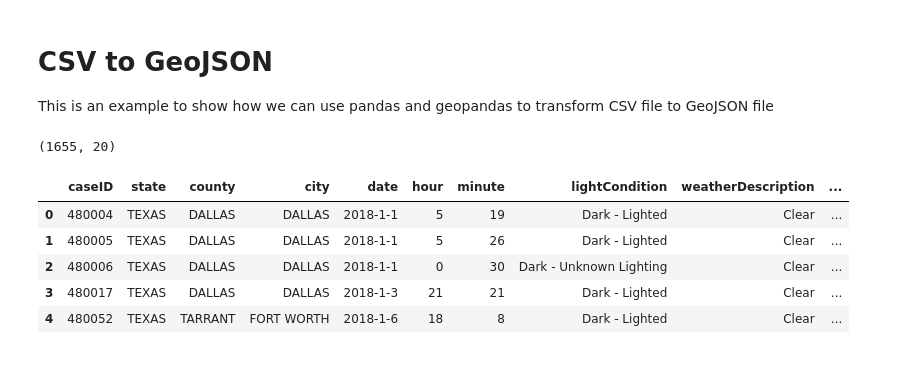
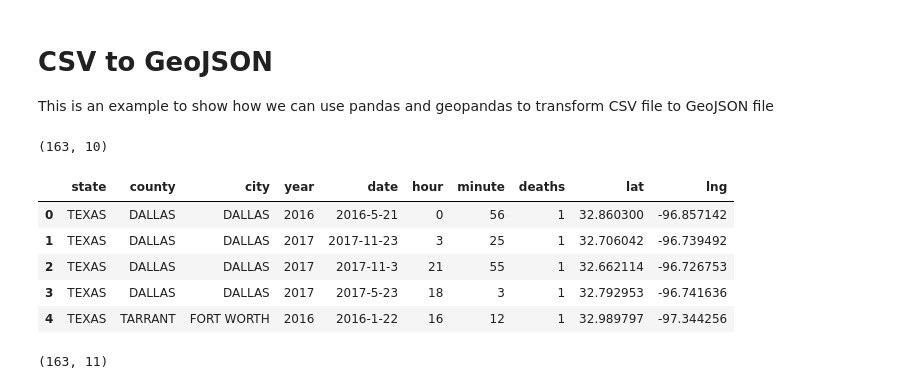
Before and after one commit to sebaxtian/vscode-jupyter-project, a Jupyter notebook: src/csv_to_geojson.ipynb, the cells around one changed output. Drawn from its saved outputs; the diff is of its cells as text; code cells hidden in the pictures.

```diff
--- a/src/csv_to_geojson.ipynb
+++ b/src/csv_to_geojson.ipynb
@@ -11,18 +12,24 @@ import os
 INPUT_DIR = "../input"
 OUTPUT_DIR = "../output"
 # %%
-# Load dataset
-dataset = pd.read_csv(os.path.join(INPUT_DIR, 'crash_data.csv'))
-dataset.shape
+# Load dataset into dataframe
+dataframe = pd.read_csv(os.path.join(INPUT_DIR, 'crash_data.csv'))
+dataframe.shape
 # %% [output]
-(1655, 20)
+(163, 10)
 # %%
-# Show dataset
-dataset.head()
+# Show dataframe
+dataframe.head()
 # %% [output]
-|  | caseID | state | county | city | date | hour | minute | lightCondition | weatherDescription | ... |
-| 0 | 480004 | TEXAS | DALLAS | DALLAS | 2018-1-1 | 5 | 19 | Dark - Lighted | Clear | ... |
-| 1 | 480005 | TEXAS | DALLAS | DALLAS | 2018-1-1 | 5 | 26 | Dark - Lighted | Clear | ... |
-| 2 | 480006 | TEXAS | DALLAS | DALLAS | 2018-1-1 | 0 | 30 | Dark - Unknown Lighting | Clear | ... |
-| 3 | 480017 | TEXAS | DALLAS | DALLAS | 2018-1-3 | 21 | 21 | Dark - Lighted | Clear | ... |
-| 4 | 480052 | TEXAS | TARRANT | FORT WORTH | 2018-1-6 | 18 | 8 | Dark - Lighted | Clear | ... |
+|  | state | county | city | year | date | hour | minute | deaths | lat | lng |
+| 0 | TEXAS | DALLAS | DALLAS | 2016 | 2016-5-21 | 0 | 56 | 1 | 32.860300 | -96.857142 |
+| 1 | TEXAS | DALLAS | DALLAS | 2017 | 2017-11-23 | 3 | 25 | 1 | 32.706042 | -96.739492 |
+| 2 | TEXAS | DALLAS | DALLAS | 2017 | 2017-11-3 | 21 | 55 | 1 | 32.662114 | -96.726753 |
+| 3 | TEXAS | DALLAS | DALLAS | 2017 | 2017-5-23 | 18 | 3 | 1 | 32.792953 | -96.741636 |
+| 4 | TEXAS | TARRANT | FORT WORTH | 2016 | 2016-1-22 | 16 | 12 | 1 | 32.989797 | -97.344256 |
+# %%
+# Create a geodataframe from dataframe
+geodataframe = gpd.GeoDataFrame(dataframe, geometry=gpd.points_from_xy(dataframe.lng, dataframe.lat))
+geodataframe.shape
+# %% [output]
+(163, 11)
```
Also changed, not shown: parts of 4 cells of this notebook, 5 other files.
